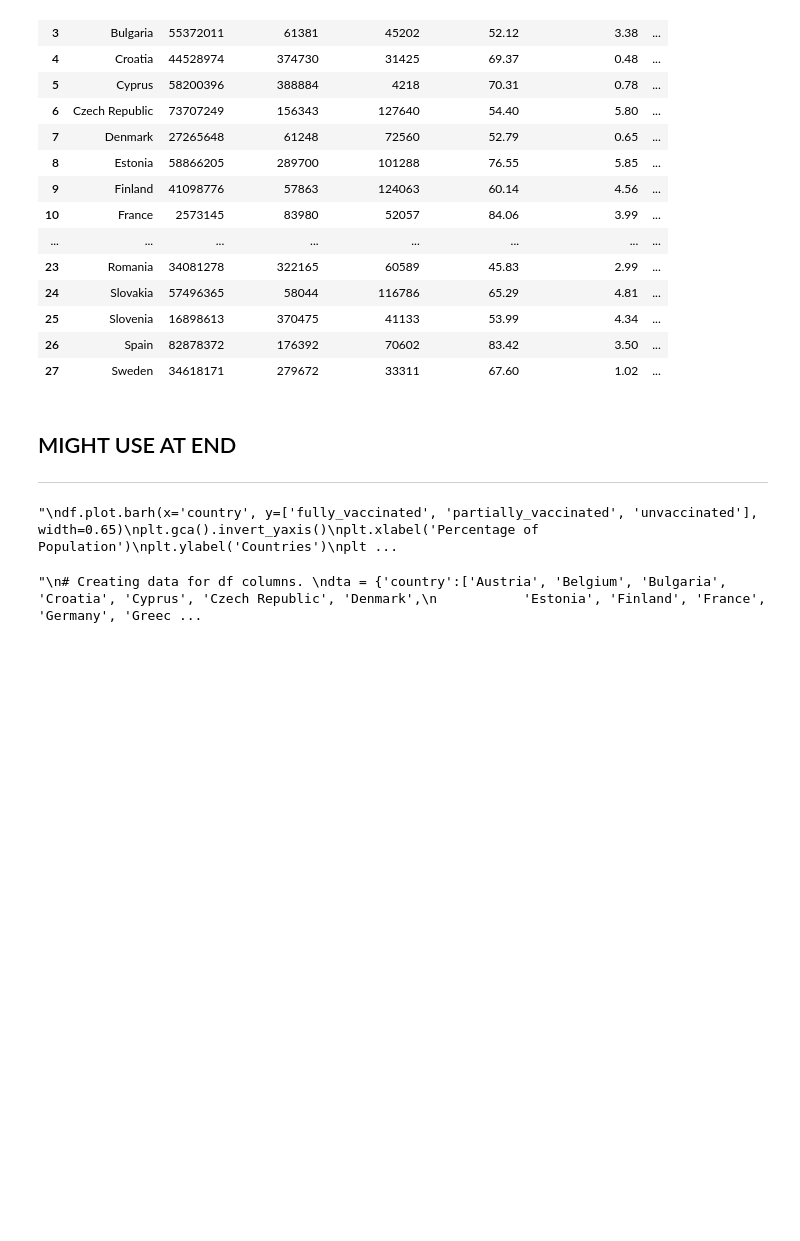
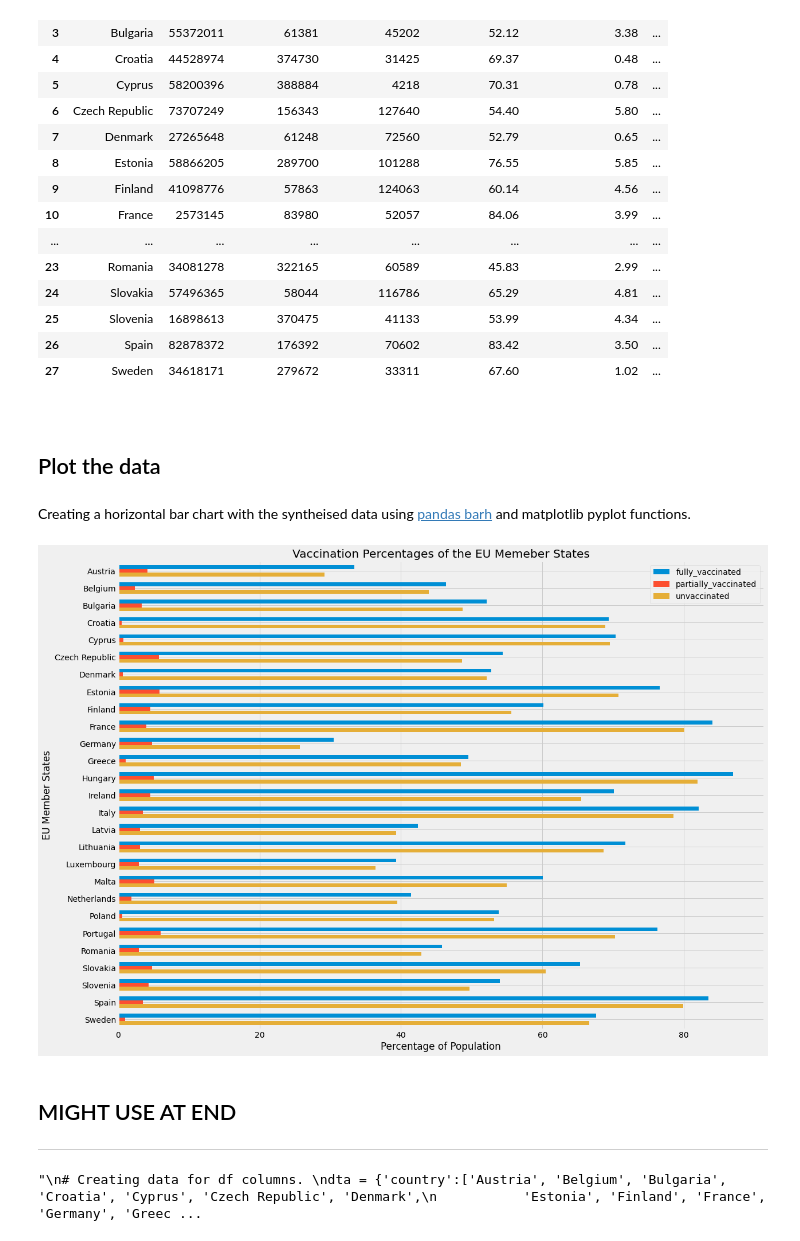
Before and after one commit to SarahMcN25/programming_for_D.A.project, a Jupyter notebook: project.ipynb, the cells around one changed output. Cells and saved outputs as stored; diff of their text form; code cells hidden in the pictures; blank space fills up the shorter version.

Commit message:
added plot for syntheised data

```diff
--- a/project.ipynb
+++ b/project.ipynb
@@ -784,21 +786,25 @@ df
 | 25 | Slovenia | 16898613 | 370475 | 41133 | 53.99 | 4.34 | ... |
 | 26 | Spain | 82878372 | 176392 | 70602 | 83.42 | 3.50 | ... |
 | 27 | Sweden | 34618171 | 279672 | 33311 | 67.60 | 1.02 | ... |
+# %% [markdown]
+<br>
+
+## Plot the data
+# %% [markdown]
+Creating a horizontal bar chart with the syntheised data using [pandas barh](https://pandas.pydata.org/docs/reference/api/pandas.DataFrame.plot.barh.html) and matplotlib pyplot functions.
+# %%
+# Create horizontal bar plot.
+df.plot.barh(x='country', y=['fully_vaccinated', 'partially_vaccinated', 'unvaccinated'],width=0.65)
+plt.gca().invert_yaxis()
+plt.xlabel('Percentage of Population')
+plt.ylabel('EU Member States')
+plt.title('Vaccination Percentages of the EU Memeber States')
+plt.show()
+# %% [output]
+[figure, added]
 # %% [markdown]
 ## MIGHT USE AT END
 ***
-# %%
-
-'''
-df.plot.barh(x='country', y=['fully_vaccinated', 'partially_vaccinated', 'unvaccinated'], width=0.65)
-plt.gca().invert_yaxis()
-plt.xlabel('Percentage of Population')
-plt.ylabel('Countries')
-plt.title('Vaccination Percentages of European Union')
-plt.show()
-'''
-# %% [output]
-"\ndf.plot.barh(x='country', y=['fully_vaccinated', 'partially_vaccinated', 'unvaccinated'], width=0.65)\nplt.gca().invert_yaxis()\nplt.xlabel('Percentage of Population')\nplt.ylabel('Countries')\nplt ...
 # %%
 # ACTUAL DATA COLLECT DEC 13TH 2021
 '''
```
Also changed, not shown: parts of 1 cell of this notebook.
